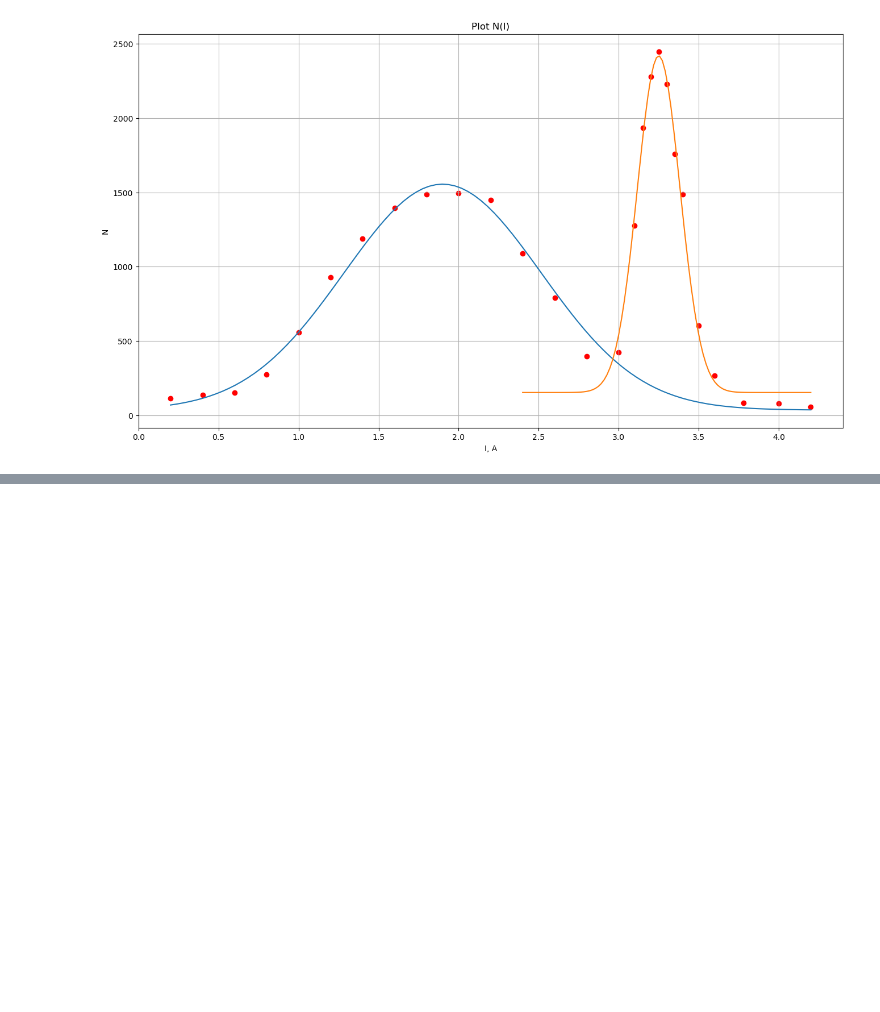
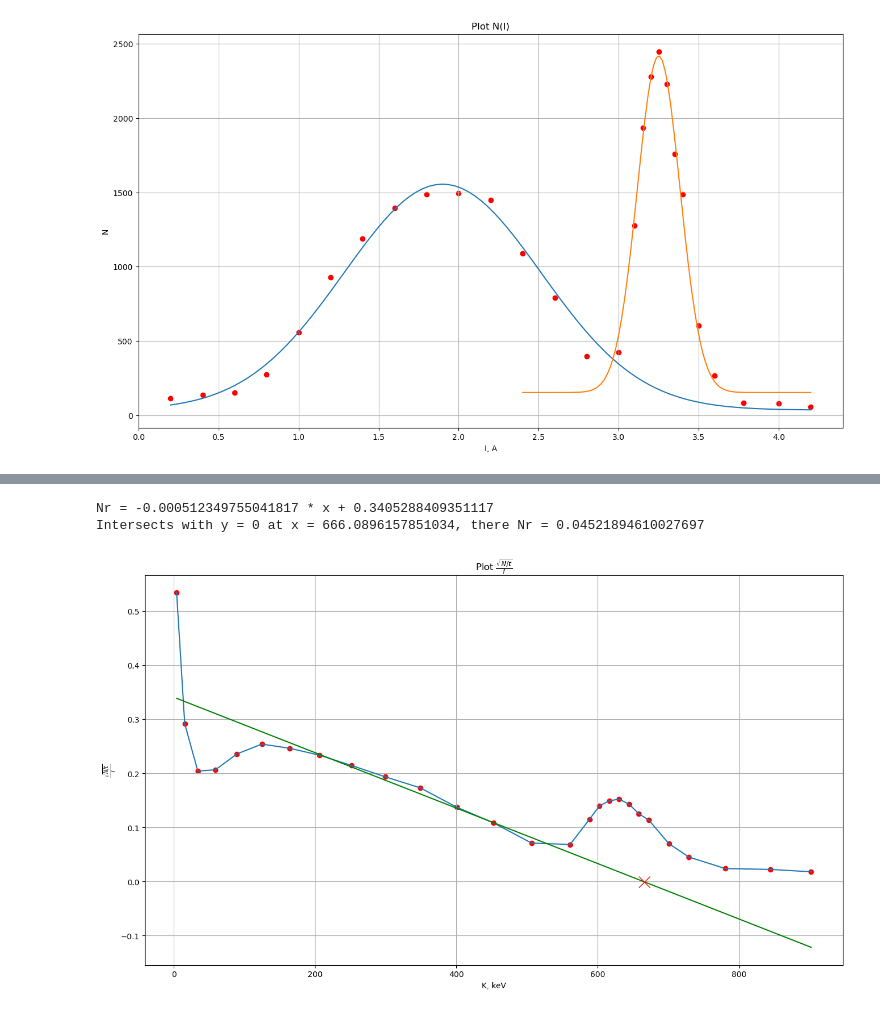
Before and after one commit to ajlekcahdp4/general-physics-labs, a Jupyter notebook: quantum-physics/4-2/data/computations.ipynb, the cells around one changed output, grey strips where cells are left out. Saved outputs shown, nothing was run; the diff lists cells and outputs as text; code cells hidden in the pictures; blank space fills up the shorter version.

```diff
--- a/quantum-physics/4-2/data/computations.ipynb
+++ b/quantum-physics/4-2/data/computations.ipynb
@@ -79,21 +102,25 @@ print(NrEff)
 # %%
-k, b = np.polyfit(IEff, NrEff, 1)
+k, b = np.polyfit(KEff, NrEff, 1)
 print (f"Nr = {k} * x + {b}")
-X = np.linspace(I[0], I[-1], 100)
+X = np.linspace(K[0], K[-1], 100)
 Y = [k*x + b for x in X]
 ZeroIdx = -1
 for i in range(len(Y)):
     if (abs(Y[i]) < 1e-3):
         ZeroIdx = i
         break
 plt.figure(figsize=[16,9])
-plt.plot(I, Nr)
-plt.scatter(I, Nr, color="red")
+plt.plot(K, Nr)
+plt.scatter(K, Nr, color="red")
 plt.title(r"Plot $\frac{\sqrt{N/t}}{I}$")
-plt.xlabel("I, A")
+plt.xlabel("K, keV")
 plt.ylabel(r"$\frac{\sqrt{N/t}}{I}$")
 plt.grid()
 plt.plot(X, Y, color="green")
 plt.plot([X[ZeroIdx]], [Y[ZeroIdx]], "rx", markersize=15)
-plt.savefig("images/I-Nr.png")
+plt.savefig("images/K-Nr.png")
 print (f"Intersects with y = 0 at x = {X[ZeroIdx]}, there Nr = {Nr[23]}")
+# %% [output]
+Nr = -0.000512349755041817 * x + 0.3405288409351117
+Intersects with y = 0 at x = 666.0896157851034, there Nr = 0.04521894610027697
+[figure, added]
```
Also changed, not shown: parts of 3 cells of this notebook, 4 other files.
